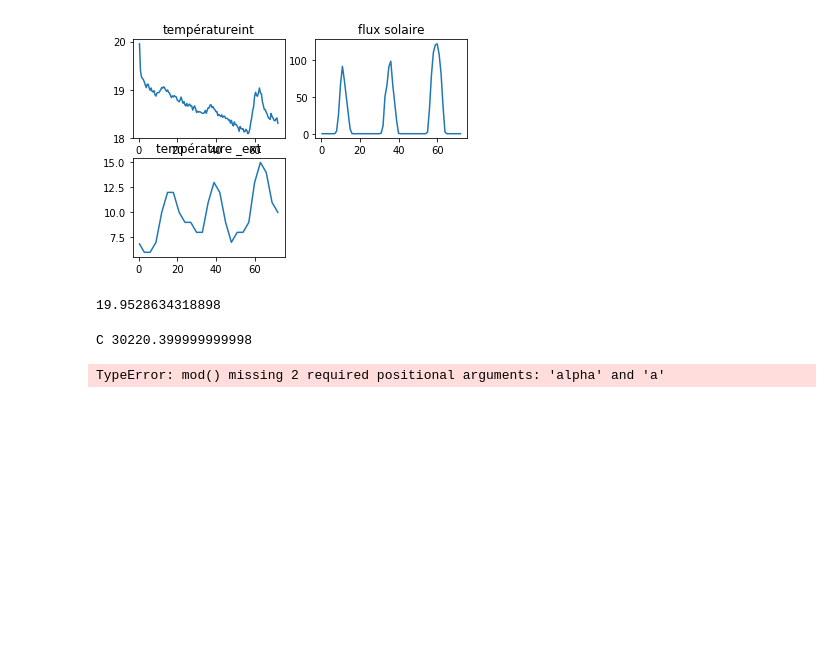
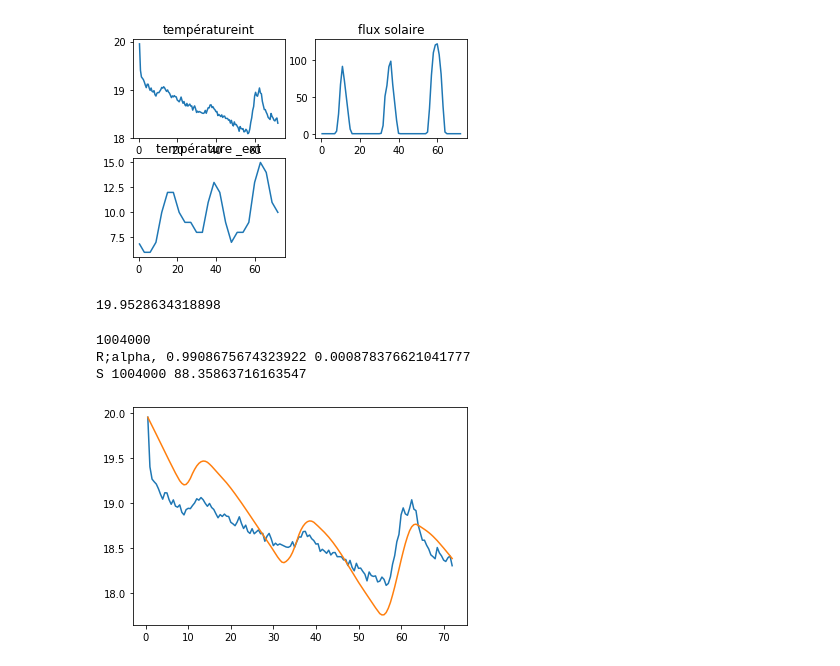
Before and after one commit to paplessix/proj_opti_S2, a Jupyter notebook: model.ipynb, the cells around one changed output. Drawn from its saved outputs; the diff is of its cells as text; code cells hidden in the pictures; blank space fills up the shorter version.

```diff
--- a/model.ipynb
+++ b/model.ipynb
@@ -107,20 +107,24 @@ def mod(T_0,T_ext, Phi_sol,tau,R,C,alpha,a):
 # %%
 def least_square(T_int, T_ext, phi_sol):
     def f(X):
-        return np.linalg.norm(T_int-mod(T_int[0],T_ext,phi_sol,0.5,X[0],0,X[1],10))
+        return np.linalg.norm(T_int-mod(T_int[0],T_ext,phi_sol,0.5,X[0],0,X[1],8))
 
+    c1 = optimize.NonlinearConstraint(lambda x:x[1],0,1)
+    c2= optimize.NonlinearConstraint(lambda x : x[1],10**2*15*1004*1.204,10**2*15*1004*1.204)
 
-    c2= optimize.NonlinearConstraint(lambda x : x[1],10**2*15*1004*1.204,10**2*15*1004*1.204)
-    print('C',(5**2)*1004*1.204)
-    res = optimize.minimize(f,[10,100], method = 'SLSQP')
+    res = optimize.minimize(f,[1,0.5], method = 'SLSQP')
     return res.x
-R,C = least_square(T_int,T_ext, phi_sol)
-print(R,C)
-
-model = mod(T_int[0],T_ext, phi_sol,0.5,R,C)
+R,alpha = least_square(T_int,T_ext, phi_sol)
+V = 10**3
+C = 1004*V
+print( 1004*V)
+print('R;alpha,',R,alpha)
+model = mod(T_int[0],T_ext, phi_sol,0.5,R,C,alpha,8)
 plt.plot(heure,T_int)
 plt.plot(heure,model)
 print('S',C,(C/(1004*1.204))**(2/3))
 # %% [output]
-C 30220.399999999998
+1004000
+R;alpha, 0.9908675674323922 0.000878376621041777
+S 1004000 88.35863716163547
-TypeError: mod() missing 2 required positional arguments: 'alpha' and 'a'
+[figure, added]
```
Also changed, not shown: parts of 2 cells of this notebook.
